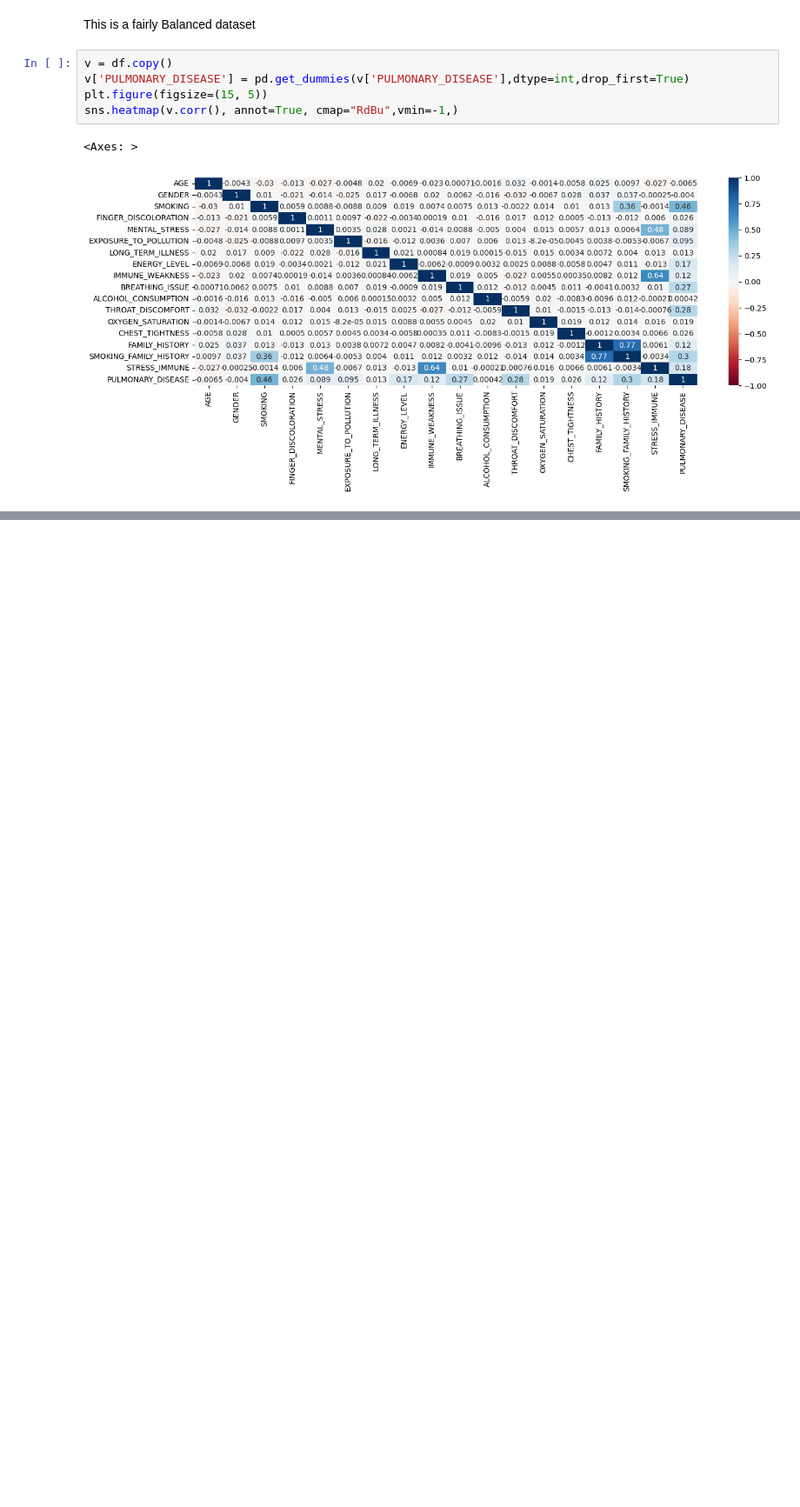
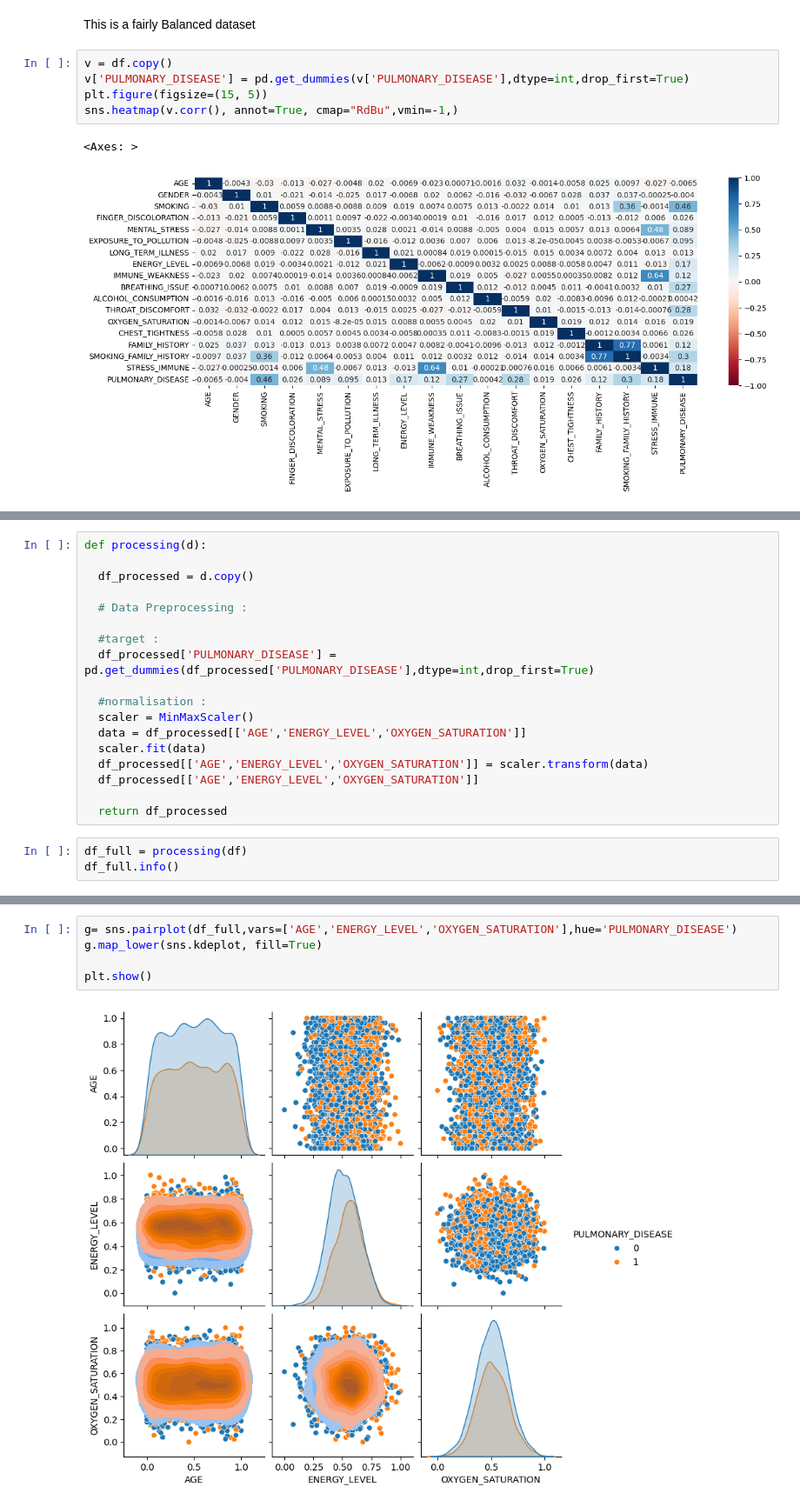
Before and after one commit to chieri7/Machine-Learning-Final-Code, a Jupyter notebook: Machine_Learning_Final_Code.ipynb, the cells around one changed output, grey strips where cells are left out. Shown at 87% size. Cells and saved outputs as stored; diff of their text form; blank space fills up the shorter version.

```diff
--- a/Machine_Learning_Final_Code.ipynb
+++ b/Machine_Learning_Final_Code.ipynb
@@ -116,0 +144,21 @@ sns.heatmap(v.corr(), annot=True, cmap="RdBu",vmin=-1,)
+# %%
+def processing(d):
+
+  df_processed = d.copy()
+
+  # Data Preprocessing :
+
+  #target :
+  df_processed['PULMONARY_DISEASE'] = pd.get_dummies(df_processed['PULMONARY_DISEASE'],dtype=int,drop_first=True)
+
+  #normalisation :
+  scaler = MinMaxScaler()
+  data = df_processed[['AGE','ENERGY_LEVEL','OXYGEN_SATURATION']]
+  scaler.fit(data)
+  df_processed[['AGE','ENERGY_LEVEL','OXYGEN_SATURATION']] = scaler.transform(data)
+  df_processed[['AGE','ENERGY_LEVEL','OXYGEN_SATURATION']]
+
+  return df_processed
+# %%
+df_full = processing(df)
+df_full.info()
@@ -116,0 +183,7 @@ sns.heatmap(v.corr(), annot=True, cmap="RdBu",vmin=-1,)
+# %%
+g= sns.pairplot(df_full,vars=['AGE','ENERGY_LEVEL','OXYGEN_SATURATION'],hue='PULMONARY_DISEASE')
+g.map_lower(sns.kdeplot, fill=True)
+
+plt.show()
+# %% [output]
+[figure, added]
```
Also changed, not shown: parts of 16 cells of this notebook.
